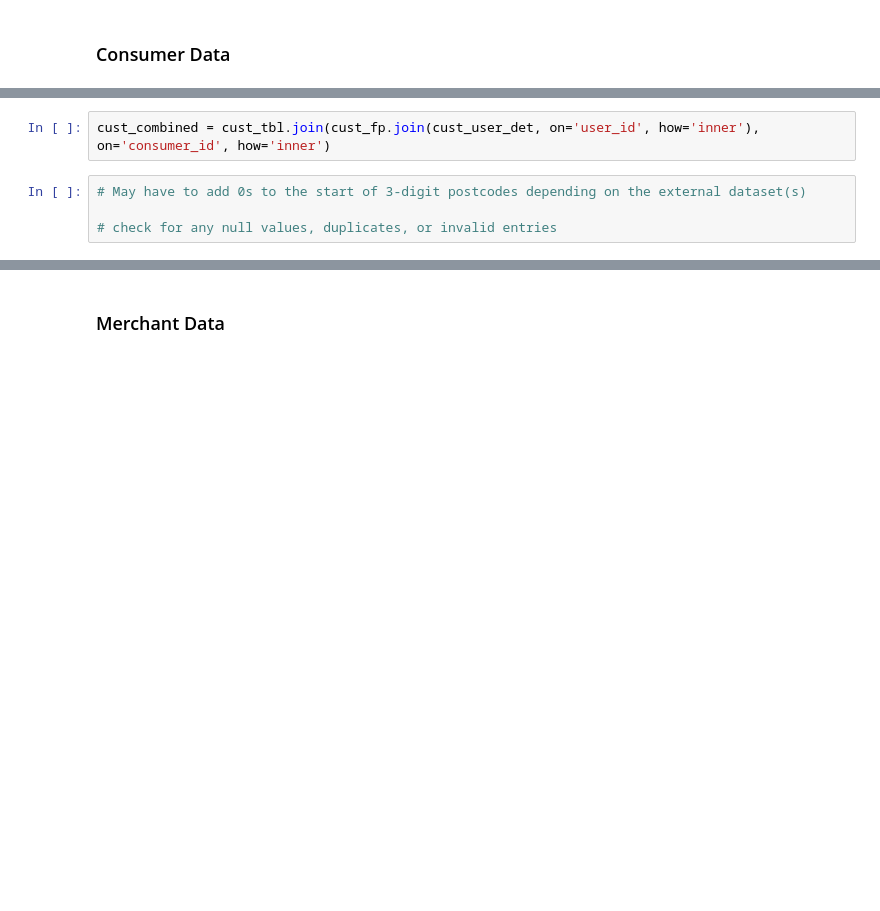
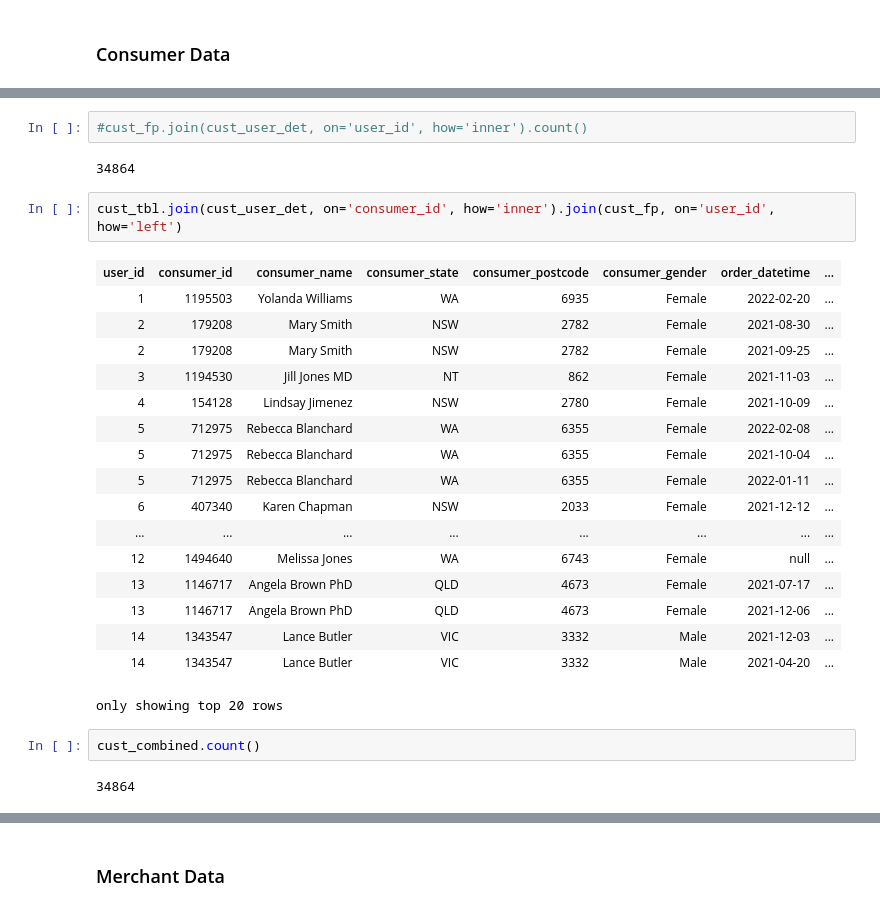
Before and after one commit to jameslafontaine/unimelb-mast30034-industry-project, a Jupyter notebook: notebooks/ETL.ipynb, the cells around one changed output, grey strips where cells are left out. Drawn from its saved outputs; the diff is of its cells as text; blank space fills up the shorter version.

```diff
--- a/notebooks/ETL.ipynb
+++ b/notebooks/ETL.ipynb
@@ -310,6 +516,28 @@ root
 # %%
-cust_combined = cust_tbl.join(cust_fp.join(cust_user_det, on='user_id', how='inner'), on='consumer_id', how='inner')
+#cust_fp.join(cust_user_det, on='user_id', how='inner').count()
+# %% [output]
+34864
-# %%
-# May have to add 0s to the start of 3-digit postcodes depending on the external dataset(s)
-
-# check for any null values, duplicates, or invalid entries
+# %%
+cust_tbl.join(cust_user_det, on='consumer_id', how='inner').join(cust_fp, on='user_id', how='left')
+# %% [output]
+| user_id | consumer_id | consumer_name | consumer_state | consumer_postcode | consumer_gender | order_datetime | ... |
+| 1 | 1195503 | Yolanda Williams | WA | 6935 | Female | 2022-02-20 | ... |
+| 2 | 179208 | Mary Smith | NSW | 2782 | Female | 2021-08-30 | ... |
+| 2 | 179208 | Mary Smith | NSW | 2782 | Female | 2021-09-25 | ... |
+| 3 | 1194530 | Jill Jones MD | NT | 862 | Female | 2021-11-03 | ... |
+| 4 | 154128 | Lindsay Jimenez | NSW | 2780 | Female | 2021-10-09 | ... |
+| 5 | 712975 | Rebecca Blanchard | WA | 6355 | Female | 2022-02-08 | ... |
+| 5 | 712975 | Rebecca Blanchard | WA | 6355 | Female | 2021-10-04 | ... |
+| 5 | 712975 | Rebecca Blanchard | WA | 6355 | Female | 2022-01-11 | ... |
+| 6 | 407340 | Karen Chapman | NSW | 2033 | Female | 2021-12-12 | ... |
+| ... | ... | ... | ... | ... | ... | ... | ... |
+| 12 | 1494640 | Melissa Jones | WA | 6743 | Female | null | ... |
+| 13 | 1146717 | Angela Brown PhD | QLD | 4673 | Female | 2021-07-17 | ... |
+| 13 | 1146717 | Angela Brown PhD | QLD | 4673 | Female | 2021-12-06 | ... |
+| 14 | 1343547 | Lance Butler | VIC | 3332 | Male | 2021-12-03 | ... |
+| 14 | 1343547 | Lance Butler | VIC | 3332 | Male | 2021-04-20 | ... |
+only showing top 20 rows
+# %%
+cust_combined.count()
+# %% [output]
+34864
```
Also changed, not shown: parts of 46 cells of this notebook, 3 other files.
